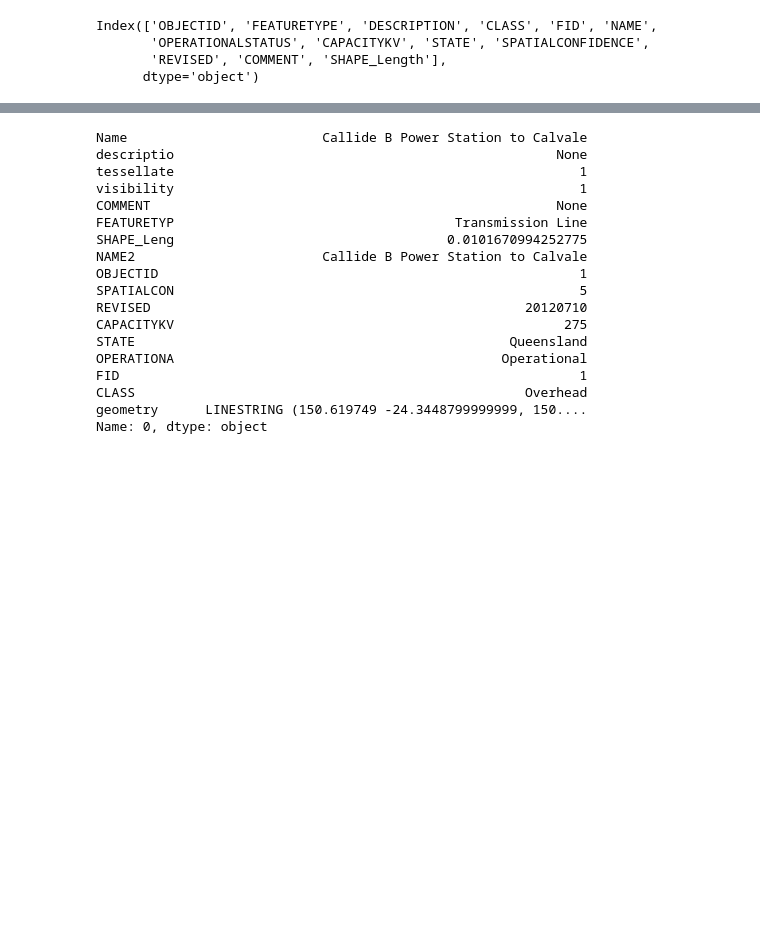
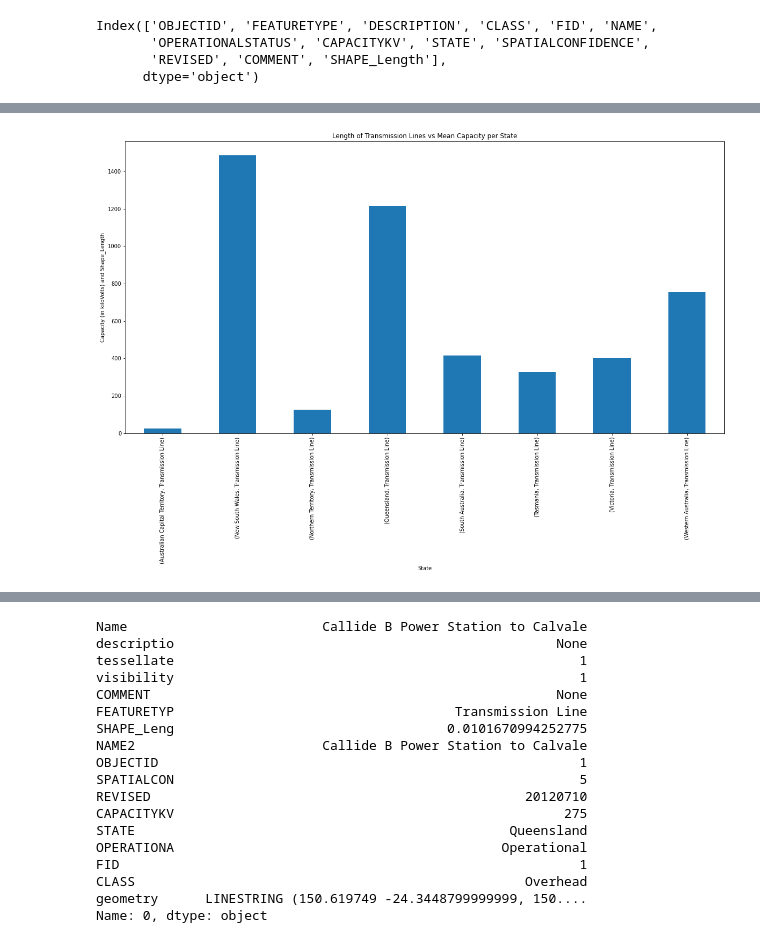
Before and after one commit to EvJ-5903/Transmission-Lines, a Jupyter notebook: Data Collection.ipynb, the cells around one changed output, grey strips where cells are left out. Cells and saved outputs as stored; diff of their text form; code cells hidden in the pictures; blank space fills up the shorter version.

```diff
--- a/Data Collection.ipynb
+++ b/Data Collection.ipynb
@@ -119,3 +114,12 @@ plt.rcParams['figure.figsize'] = (20, 10)
+# %%
+plt.title("Length of Transmission Lines vs Mean Capacity per State")
+t1 = transmissionlines_data.groupby("STATE").FEATURETYPE.value_counts()
+t1.plot(kind='bar')
+plt.xlabel("State")
+plt.ylabel("Capacity (in kiloVolts) and Shape_Length")
+plt.show()
+# %% [output]
+[figure, added]
 # %%
 transmissionlines_visual = gp.GeoDataFrame.from_file('ElectricityTransmissionLines_v2-line.shp')
 transmissionlines_visual.set_crs(epsg=5234, inplace=True, allow_override=True)
```
Also changed, not shown: parts of 31 cells of this notebook, 3 other files.
